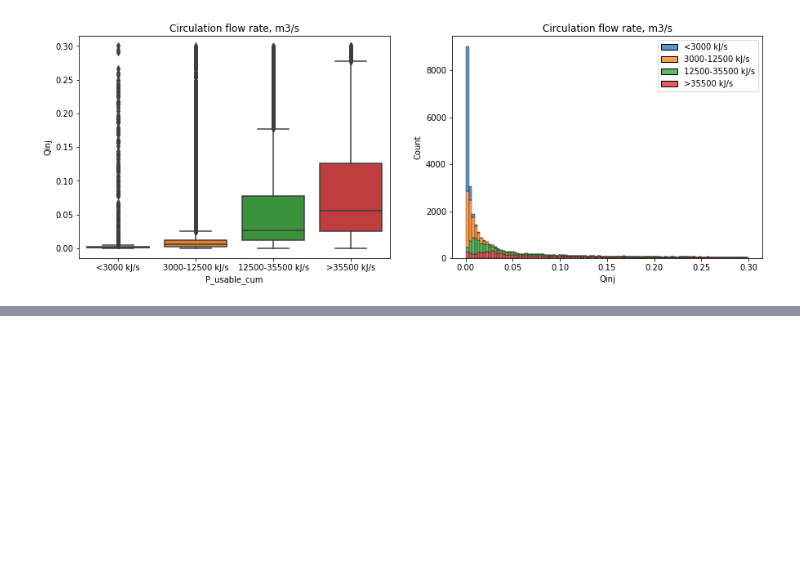
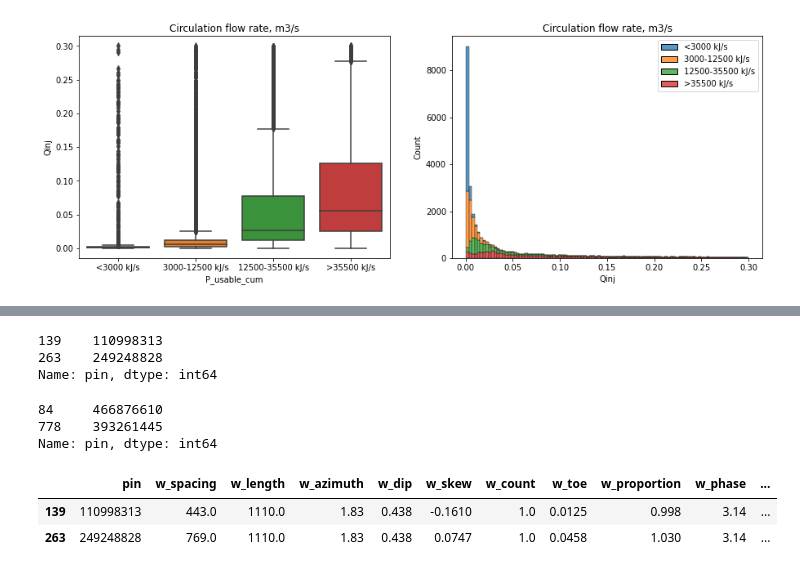
Before and after one commit to borisenko-ru/spe_pivot_2022_datathon, a Jupyter notebook: spe_pivot_datathon.ipynb, the cells around one changed output, grey strips where cells are left out. Drawn from its saved outputs; the diff is of its cells as text; code cells hidden in the pictures; blank space fills up the shorter version.

```diff
--- a/spe_pivot_datathon.ipynb
+++ b/spe_pivot_datathon.ipynb
@@ -1250,0 +1166,50 @@ base_params_plots_1('Qinj', title='Circulation flow rate, m3/s', xlim_hist=None,
+# %%
+# pin lookout for image visualization of important parameters, best case
+
+inputs_results_medium20yr_P_usable_cat[(inputs_results_medium20yr_P_usable_cat['P_usable_cum_cat'] == 4) &\
+                                       (inputs_results_medium20yr_P_usable_cat['qpro'].between(params_stat_20_best['qpro']['25%'], params_stat_20_best['qpro']['75%'])) &\
+                                       (inputs_results_medium20yr_P_usable_cat['recovery'].between(params_stat_20_best['recovery']['25%'], params_stat_20_best['recovery']['75%'])) &\
+                                       (inputs_results_medium20yr_P_usable_cat['w_spacing'].between(params_stat_20_best['w_spacing']['25%'], params_stat_20_best['w_spacing']['75%'])) &\
+                                       (inputs_results_medium20yr_P_usable_cat['qinj'].between(params_stat_20_best['qinj']['25%'], params_stat_20_best['qinj']['75%'])) &\
+                                       (inputs_results_medium20yr_P_usable_cat['r_perf'].between(params_stat_20_best['r_perf']['25%'], params_stat_20_best['r_perf']['75%'])) &\
+                                       (inputs_results_medium20yr_P_usable_cat['dia_last'].between(params_stat_20_best['dia_last']['25%'], params_stat_20_best['dia_last']['75%'])) &\
+                                       (inputs_results_medium20yr_P_usable_cat['nfstim'].between(params_stat_20_best['nfstim']['25%'], params_stat_20_best['nfstim']['75%'])) &\
+                                       (inputs_results_medium20yr_P_usable_cat['qleak'].between(params_stat_20_best['qleak']['25%'], params_stat_20_best['qleak']['75%'])) &\
+                                       (inputs_results_medium20yr_P_usable_cat['w_intervals'].between(params_stat_20_best['w_intervals']['25%'], params_stat_20_best['w_intervals']['75%'])) &\
+                                       (inputs_results_medium20yr_P_usable_cat['ixint'].between(params_stat_20_best['ixint']['25%'], params_stat_20_best['ixint']['75%'])) &\
+                                       (inputs_results_medium20yr_P_usable_cat['hinj'].between(params_stat_20_best['hinj']['25%'], params_stat_20_best['hinj']['75%'])) &\
+                                       (inputs_results_medium20yr_P_usable_cat['Tinj'].between(params_stat_20_best['Tinj']['25%'], params_stat_20_best['Tinj']['75%'])) &\
+                                       (inputs_results_medium20yr_P_usable_cat['dE0'].between(params_stat_20_best['dE0']['25%'], params_stat_20_best['dE0']['75%'])) &\
+                                       (inputs_results_medium20yr_P_usable_cat['Qinj'].between(params_stat_20_best['Qinj']['25%'], params_stat_20_best['Qinj']['75%']))]['pin']
+# %% [output]
+139    110998313
+263    249248828
+Name: pin, dtype: int64
+# %%
+# pin lookout for image visualization of important parameters, worst case
+inputs_results_medium20yr_P_usable_cat[(inputs_results_medium20yr_P_usable_cat['P_usable_cum_cat'] == 1) &\
+                                       (inputs_results_medium20yr_P_usable_cat['qpro'].between(params_stat_20_worst['qpro']['25%'], params_stat_20_worst['qpro']['75%'])) &\
+                                       (inputs_results_medium20yr_P_usable_cat['recovery'].between(params_stat_20_worst['recovery']['25%'], params_stat_20_worst['recovery']['75%'])) &\
+                                       (inputs_results_medium20yr_P_usable_cat['w_spacing'].between(params_stat_20_worst['w_spacing']['25%'], params_stat_20_worst['w_spacing']['75%'])) &\
+                                       (inputs_results_medium20yr_P_usable_cat['qinj'].between(params_stat_20_worst['qinj']['25%'], params_stat_20_worst['qinj']['75%'])) &\
+                                       (inputs_results_medium20yr_P_usable_cat['r_perf'].between(params_stat_20_worst['r_perf']['25%'], params_stat_20_worst['r_perf']['75%'])) &\
+                                       (inputs_results_medium20yr_P_usable_cat['dia_last'].between(params_stat_20_worst['dia_last']['25%'], params_stat_20_worst['dia_last']['75%'])) &\
+                                       (inputs_results_medium20yr_P_usable_cat['nfstim'].between(params_stat_20_worst['nfstim']['25%'], params_stat_20_worst['nfstim']['75%'])) &\
+                                       (inputs_results_medium20yr_P_usable_cat['qleak'].between(params_stat_20_worst['qleak']['25%'], params_stat_20_worst['qleak']['75%'])) &\
+                                       (inputs_results_medium20yr_P_usable_cat['w_intervals'].between(params_stat_20_worst['w_intervals']['25%'], params_stat_20_worst['w_intervals']['75%'])) &\
+                                       (inputs_results_medium20yr_P_usable_cat['ixint'].between(params_stat_20_worst['ixint']['25%'], params_stat_20_worst['ixint']['75%'])) &\
+                                       (inputs_results_medium20yr_P_usable_cat['hinj'].between(params_stat_20_worst['hinj']['25%'], params_stat_20_worst['hinj']['75%'])) &\
+                                       (inputs_results_medium20yr_P_usable_cat['Tinj'].between(params_stat_20_worst['Tinj']['25%'], params_stat_20_worst['Tinj']['75%'])) &\
+                                       (inputs_results_medium20yr_P_usable_cat['dE0'].between(params_stat_20_worst['dE0']['25%'], params_stat_20_worst['dE0']['75%'])) &\
+                                       (inputs_results_medium20yr_P_usable_cat['Qinj'].between(params_stat_20_worst['Qinj']['25%'], params_stat_20_worst['Qinj']['75%']))]['pin']
+# %% [output]
+84     466876610
+778    393261445
+Name: pin, dtype: int64
+# %%
+# well placement (optimum)
+inputs_results_medium20yr[inputs_results_medium20yr['pin'] == 110998313].append(inputs_results_medium20yr[inputs_results_medium20yr['pin'] == 249248828])[['pin', 'w_spacing', 'w_length', 'w_azimuth', 'w_dip', 'w_skew', 'w_count', 'w_toe', 'w_proportion', 'w_phase', 'w_intervals']]
+# %% [output]
+|  | pin | w_spacing | w_length | w_azimuth | w_dip | w_skew | w_count | w_toe | w_proportion | w_phase | ... |
+| 139 | 110998313 | 443.0 | 1110.0 | 1.83 | 0.438 | -0.1610 | 1.0 | 0.0125 | 0.998 | 3.14 | ... |
+| 263 | 249248828 | 769.0 | 1110.0 | 1.83 | 0.438 | 0.0747 | 1.0 | 0.0458 | 1.030 | 3.14 | ... |
```
Also changed, not shown: parts of 22 cells of this notebook.
